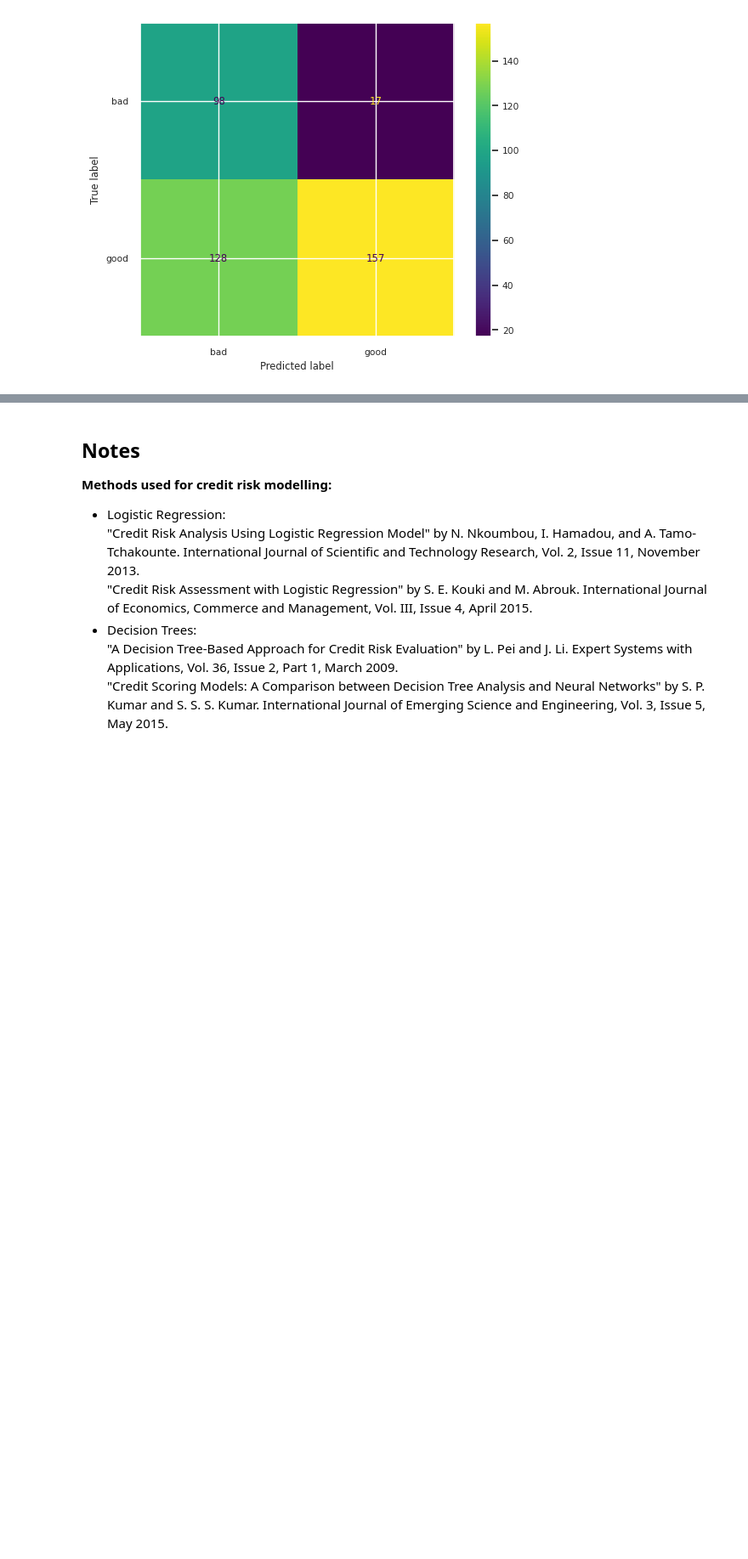
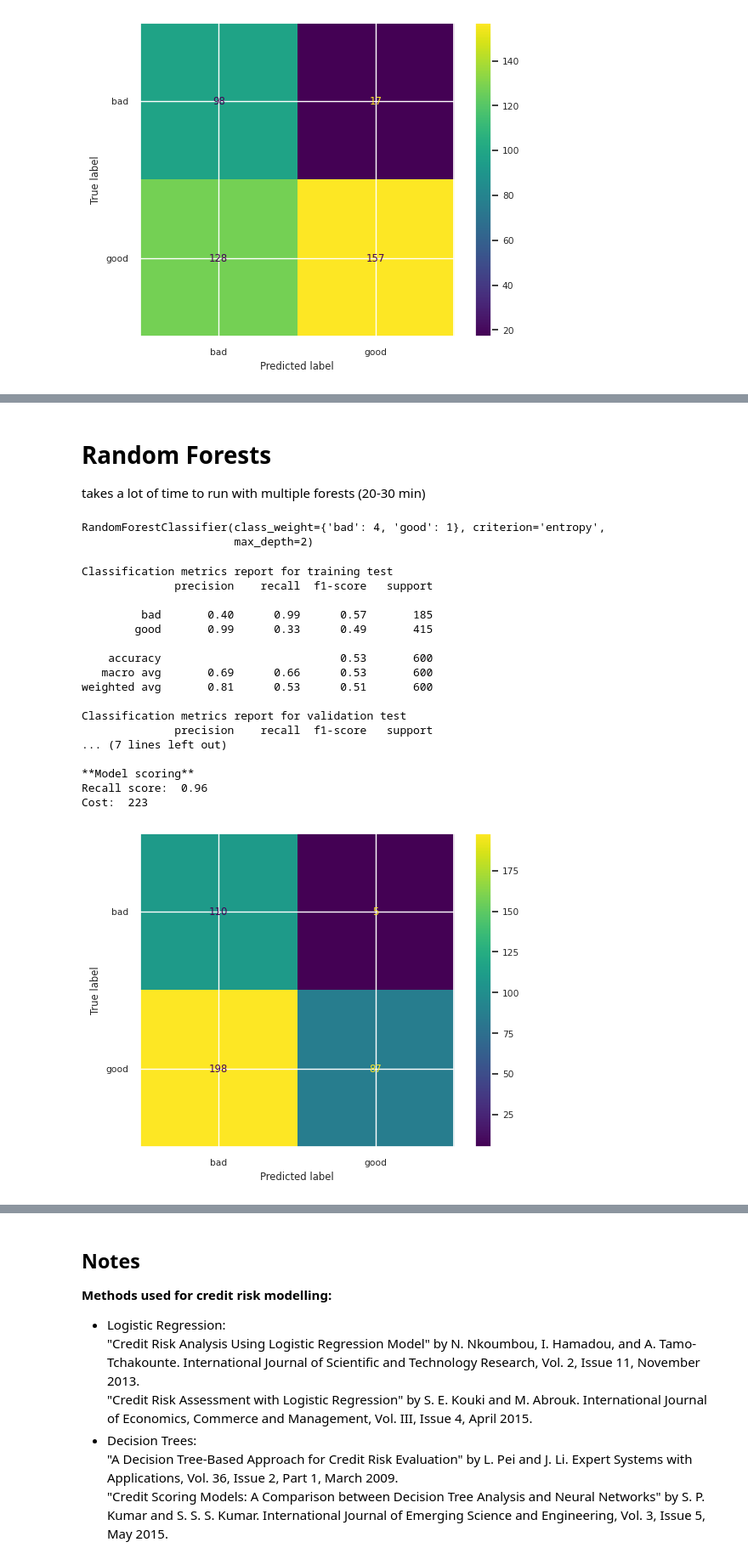
Before and after one commit to mimi-1/DataProjects, a Jupyter notebook: MLProject.ipynb, the cells around one changed output, grey strips where cells are left out. Shown: that part at 85% size. Cells and saved outputs as stored; diff of their text form; code cells hidden in the pictures; blank space fills up the shorter version.

```diff
--- a/MLProject.ipynb
+++ b/MLProject.ipynb
@@ -894,0 +923,42 @@ implements a multi-layer perceptron (MLP) algorithm that trains using Backpropag
+# %% [markdown]
+# Random Forests
+takes a lot of time to run with multiple forests (20-30 min)
+# %%
+#Random  Forests
+classRF = RandomForestClassifier()
+
+params = {
+    'criterion': ['gini', 'entropy'], #The function to measure the quality of a split
+    'max_depth': [2, 5, 7],
+    'class_weight':[None, {"good":1, "bad":5},{"good":1, "bad":4},{"good":1, "bad":2} ]
+}
+
+grid_search = GridSearchCV(estimator = classRF, param_grid = params, scoring=cost_sensitive_scorer)
+grid_search.fit(train_X, train_y)
+# classRF_param_win = grid_search.best_params_
+classRF_win = grid_search.best_estimator_ #returns classifier
+print(classRF_win)
+# %% [output]
+RandomForestClassifier(class_weight={'bad': 4, 'good': 1}, criterion='entropy',
+                       max_depth=2)
+# %%
+class_scoring(classRF_win)
+# %% [output]
+Classification metrics report for training test
+              precision    recall  f1-score   support
+
+         bad       0.40      0.99      0.57       185
+        good       0.99      0.33      0.49       415
+
+    accuracy                           0.53       600
+   macro avg       0.69      0.66      0.53       600
+weighted avg       0.81      0.53      0.51       600
+
+Classification metrics report for validation test
+              precision    recall  f1-score   support
+... (7 lines left out)
+
+**Model scoring**
+Recall score:  0.96
+Cost:  223
+[figure, added]
```
Also changed, not shown: parts of 31 cells of this notebook.
